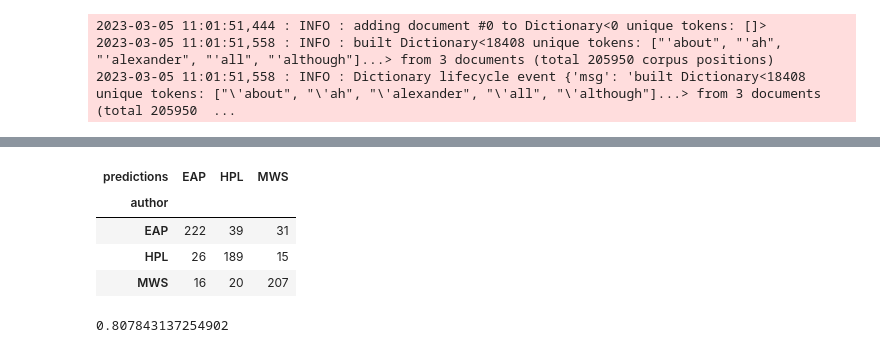
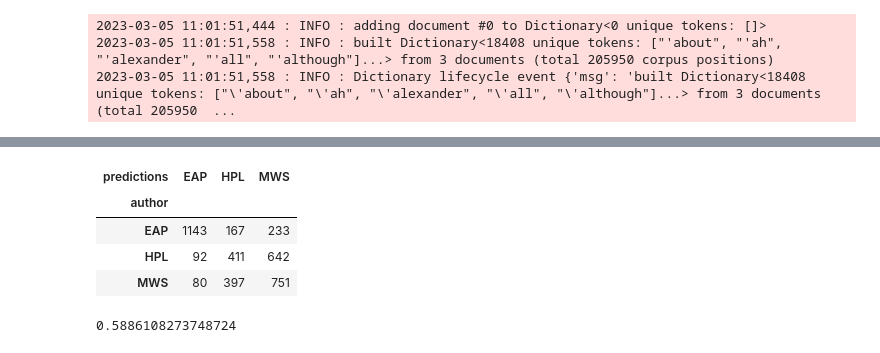
Before and after one commit to kobutri/pg_knowledge_discovery_ml, a Jupyter notebook: lda/with_lib.ipynb, the cells around one changed output, grey strips where cells are left out. Drawn from its saved outputs; the diff is of its cells as text; code cells hidden in the pictures.

```diff
--- a/lda/with_lib.ipynb
+++ b/lda/with_lib.ipynb
@@ -146,19 +153,19 @@ iteration 3900 of 3916
 # %%
-predicdf = pd.DataFrame([test_data.iloc[i] for i in test_doc_sample_indices])
+predicdf = pd.DataFrame(test_data["author"])
 predicdf["predictions"] = predictions
 predicdf
 predicdf.groupby(["author", "predictions"]).size().unstack(fill_value=0)
 # %% [output]
 | predictions | EAP | HPL | MWS |
 | author |  |  |  |
-| EAP | 222 | 39 | 31 |
-| HPL | 26 | 189 | 15 |
-| MWS | 16 | 20 | 207 |
+| EAP | 1143 | 167 | 233 |
+| HPL | 92 | 411 | 642 |
+| MWS | 80 | 397 | 751 |
 # %%
 from sklearn.metrics import accuracy_score
 accuracy_score(predicdf["author"], predicdf["predictions"])
 # %% [output]
-0.807843137254902
+0.5886108273748724
 # %%
 predicdf
 # %% [output]
```
Also changed, not shown: parts of 5 cells of this notebook, 2 other files.
